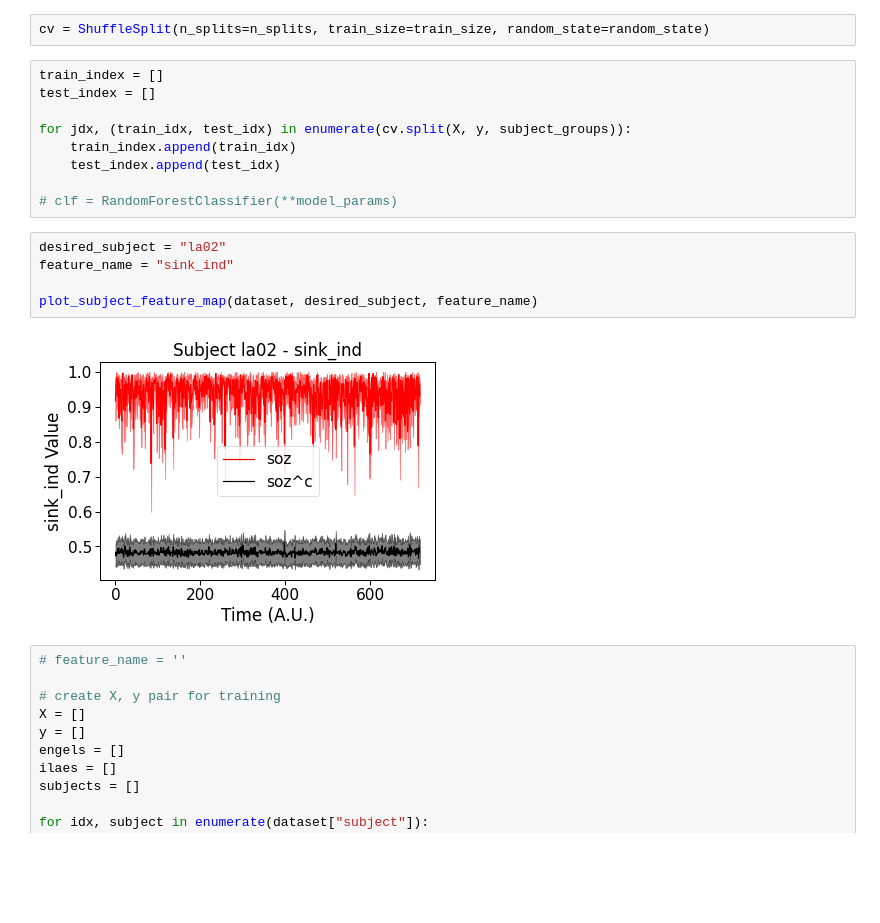
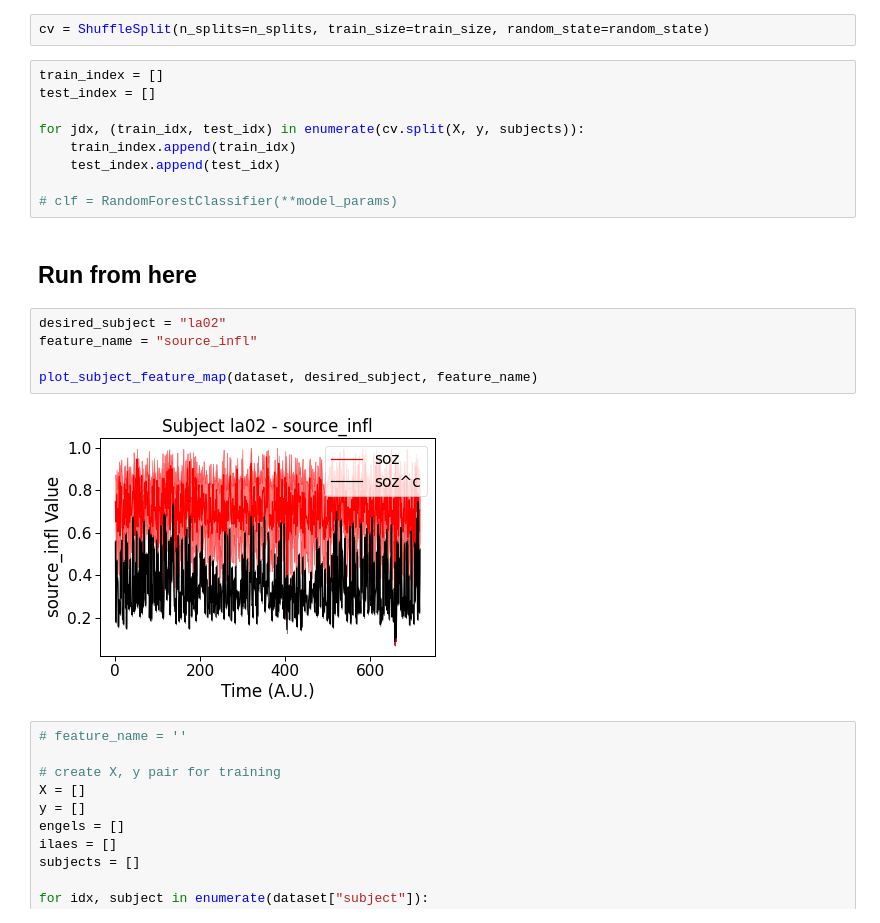
Before and after one commit to adam2392/interictal_study, a Jupyter notebook: notebooks/source_sink_validation.ipynb, the cells around one changed output. Drawn from its saved outputs; the diff is of its cells as text; blank space fills up the shorter version.

```diff
--- a/notebooks/source_sink_validation.ipynb
+++ b/notebooks/source_sink_validation.ipynb
@@ -264,18 +261,20 @@ cv = ShuffleSplit(n_splits=n_splits, train_size=train_size, random_state=random_
 train_index = []
 test_index = []
 
-for jdx, (train_idx, test_idx) in enumerate(cv.split(X, y, subject_groups)):
+for jdx, (train_idx, test_idx) in enumerate(cv.split(X, y, subjects)):
     train_index.append(train_idx)
     test_index.append(test_idx)
 
 # clf = RandomForestClassifier(**model_params)
+# %% [markdown]
+## Run from here
 # %%
 desired_subject = "la02"
-feature_name = "sink_ind"
+feature_name = "source_infl"
 
 plot_subject_feature_map(dataset, desired_subject, feature_name)
 # %% [output]
-[figure, old version]
+[figure, new version]
 # %%
 # feature_name = ''
 
```
Also changed, not shown: parts of 4 cells of this notebook.
